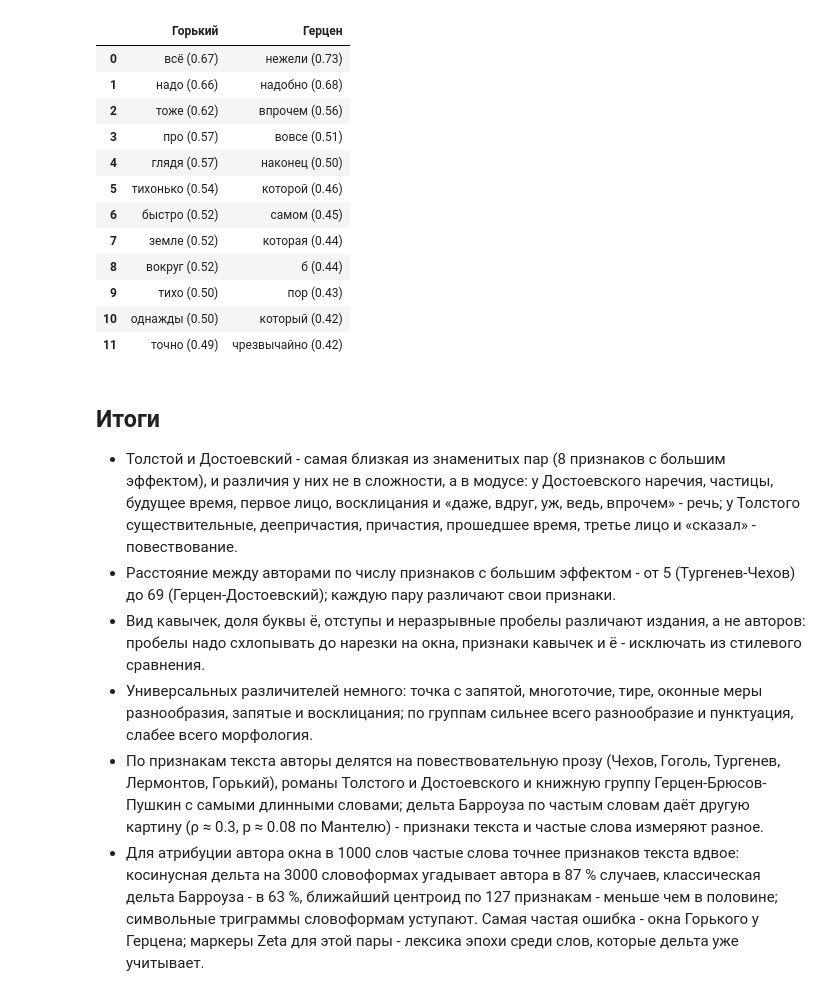
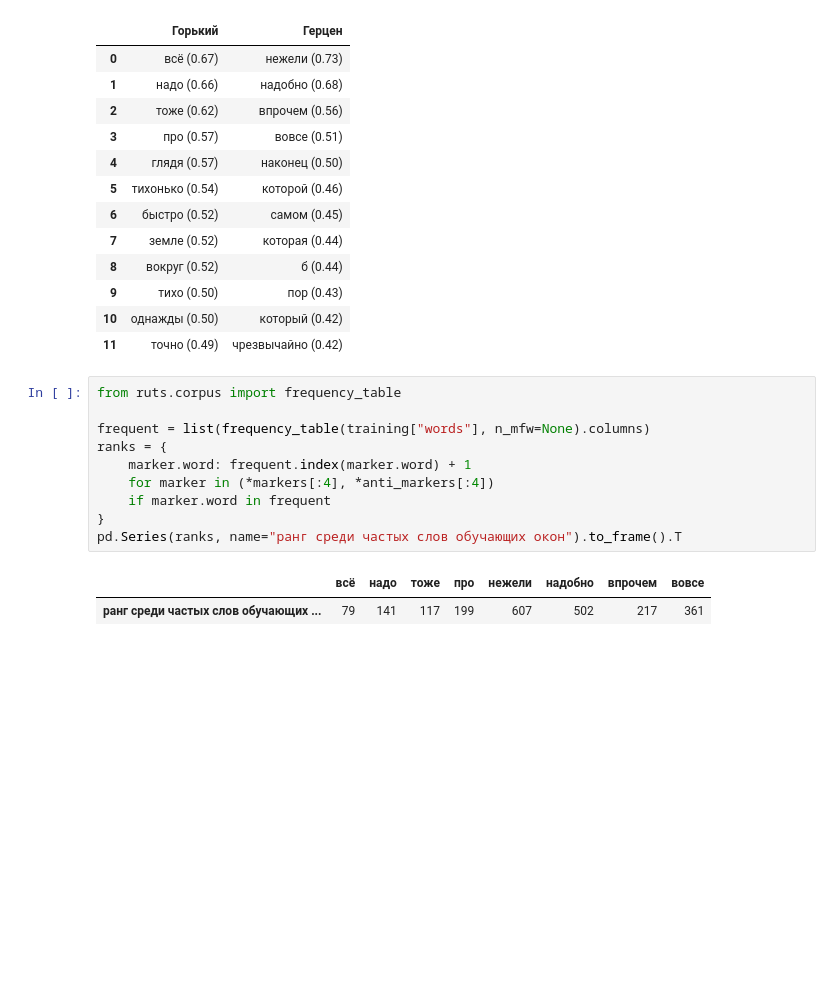
Before and after one commit to SergeyShk/ruTS, a Jupyter notebook: examples/03_prose_authors.ipynb, the cells around one changed output. Drawn from its saved outputs; the diff is of its cells as text; blank space fills up the shorter version.

```diff
--- a/examples/03_prose_authors.ipynb
+++ b/examples/03_prose_authors.ipynb
@@ -559,12 +559,16 @@ pd.DataFrame(
 | 9 | тихо (0.50) | пор (0.43) |
 | 10 | однажды (0.50) | который (0.42) |
 | 11 | точно (0.49) | чрезвычайно (0.42) |
-# %% [markdown]
-## Итоги
-
-*   Толстой и Достоевский - самая близкая из знаменитых пар (8 признаков с большим эффектом), и различия у них не в сложности, а в модусе: у Достоевского наречия, частицы, будущее время, первое лицо, восклицания и «даже, вдруг, уж, ведь, впрочем» - речь; у Толстого существительные, деепричастия, причастия, прошедшее время, третье лицо и «сказал» - повествование.
-*   Расстояние между авторами по числу признаков с большим эффектом - от 5 (Тургенев-Чехов) до 69 (Герцен-Достоевский); каждую пару различают свои признаки.
-*   Вид кавычек, доля буквы ё, отступы и неразрывные пробелы различают издания, а не авторов: пробелы надо схлопывать до нарезки на окна, признаки кавычек и ё - исключать из стилевого сравнения.
-*   Универсальных различителей немного: точка с запятой, многоточие, тире, оконные меры разнообразия, запятые и восклицания; по группам сильнее всего разнообразие и пунктуация, слабее всего морфология.
-*   По признакам текста авторы делятся на повествовательную прозу (Чехов, Гоголь, Тургенев, Лермонтов, Горький), романы Толстого и Достоевского и книжную группу Герцен-Брюсов-Пушкин с самыми длинными словами; дельта Барроуза по частым словам даёт другую картину (ρ ≈ 0.3, p ≈ 0.08 по Мантелю) - признаки текста и частые слова измеряют разное.
-*   Для атрибуции автора окна в 1000 слов частые слова точнее признаков текста вдвое: косинусная дельта на 3000 словоформах угадывает автора в 87 % случаев, классическая дельта Барроуза - в 63 %, ближайший центроид по 127 признакам - меньше чем в половине; символьные триграммы словоформам уступают. Самая частая ошибка - окна Горького у Герцена; маркеры Zeta для этой пары - лексика эпохи среди слов, которые дельта уже учитывает.
+# %%
+from ruts.corpus import frequency_table
+
+frequent = list(frequency_table(training["words"], n_mfw=None).columns)
+ranks = {
+    marker.word: frequent.index(marker.word) + 1
+    for marker in (*markers[:4], *anti_markers[:4])
+    if marker.word in frequent
+}
+pd.Series(ranks, name="ранг среди частых слов обучающих окон").to_frame().T
+# %% [output]
+|  | всё | надо | тоже | про | нежели | надобно | впрочем | вовсе |
+| ранг среди частых слов обучающих ... | 79 | 141 | 117 | 199 | 607 | 502 | 217 | 361 |
```
Also changed, not shown: parts of 2 cells of this notebook.
